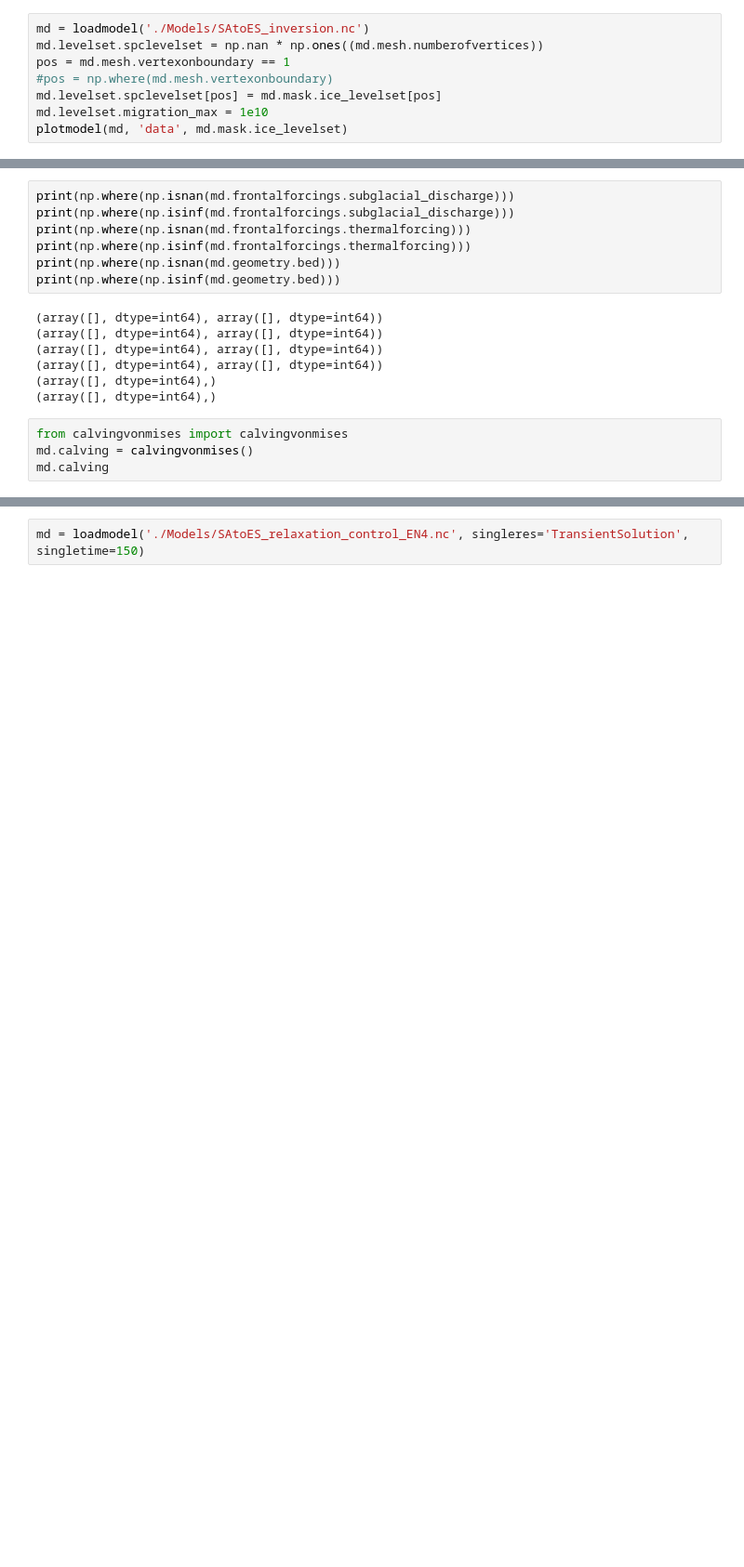
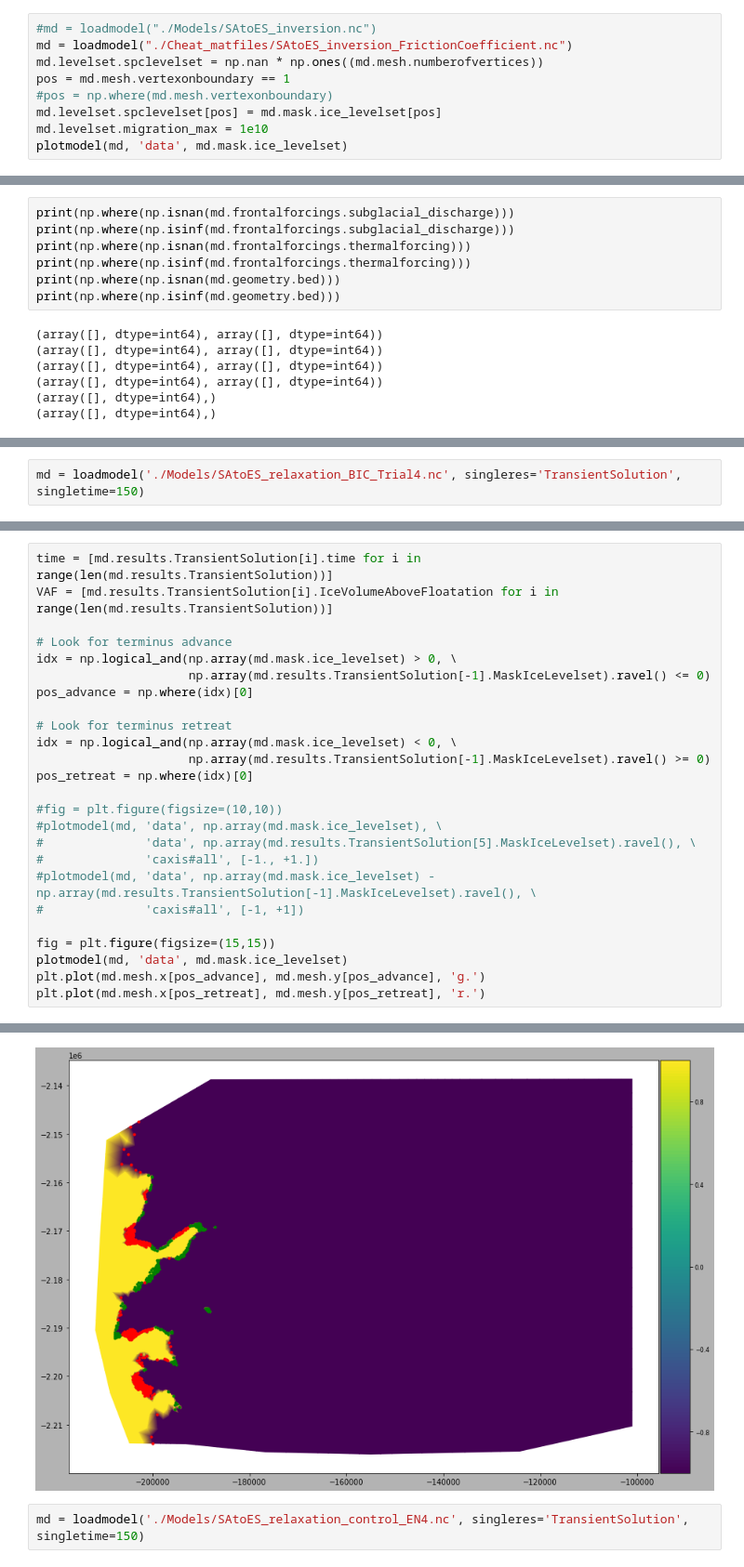
Before and after one commit to dfelikson/GrIS_Outlet_Glacier_Seasonal_dhdt, a Jupyter notebook: relaxation.ipynb, the cells around one changed output, grey strips where cells are left out. Shown at 93% size. Drawn from its saved outputs; the diff is of its cells as text; blank space fills up the shorter version.

Commit message:
Inversion model error

```diff
--- a/relaxation.ipynb
+++ b/relaxation.ipynb
@@ -34,7 +34,8 @@ from InterpFromMeshToMesh2d import InterpFromMeshToMesh2d
 region = 'SAtoES'
 start_year = 1985.
 # %%
-md = loadmodel('./Models/SAtoES_inversion.nc')
+#md = loadmodel("./Models/SAtoES_inversion.nc")
+md = loadmodel("./Cheat_matfiles/SAtoES_inversion_FrictionCoefficient.nc")
 md.levelset.spclevelset = np.nan * np.ones((md.mesh.numberofvertices))
 pos = md.mesh.vertexonboundary == 1
 #pos = np.where(md.mesh.vertexonboundary)
@@ -223,7 +222,3 @@ print(np.where(np.isinf(md.geometry.bed)))
 (array([], dtype=int64), array([], dtype=int64))
 (array([], dtype=int64),)
 (array([], dtype=int64),)
-# %%
-from calvingvonmises import calvingvonmises
-md.calving = calvingvonmises()
-md.calving
@@ -329,0 +320,2 @@ TransientSolution
+# %%
+md = loadmodel('./Models/SAtoES_relaxation_BIC_Trial4.nc', singleres='TransientSolution', singletime=150)
@@ -329,0 +327,26 @@ TransientSolution
+# %%
+time = [md.results.TransientSolution[i].time for i in range(len(md.results.TransientSolution))]
+VAF = [md.results.TransientSolution[i].IceVolumeAboveFloatation for i in range(len(md.results.TransientSolution))]
+
+# Look for terminus advance
+idx = np.logical_and(np.array(md.mask.ice_levelset) > 0, \
+                     np.array(md.results.TransientSolution[-1].MaskIceLevelset).ravel() <= 0)
+pos_advance = np.where(idx)[0]
+
+# Look for terminus retreat
+idx = np.logical_and(np.array(md.mask.ice_levelset) < 0, \
+                     np.array(md.results.TransientSolution[-1].MaskIceLevelset).ravel() >= 0)
+pos_retreat = np.where(idx)[0]
+
+#fig = plt.figure(figsize=(10,10))
+#plotmodel(md, 'data', np.array(md.mask.ice_levelset), \
+#              'data', np.array(md.results.TransientSolution[5].MaskIceLevelset).ravel(), \
+#              'caxis#all', [-1., +1.])
+#plotmodel(md, 'data', np.array(md.mask.ice_levelset) - np.array(md.results.TransientSolution[-1].MaskIceLevelset).ravel(), \
+#              'caxis#all', [-1, +1])
+
+fig = plt.figure(figsize=(15,15))
+plotmodel(md, 'data', md.mask.ice_levelset)
+plt.plot(md.mesh.x[pos_advance], md.mesh.y[pos_advance], 'g.')
+plt.plot(md.mesh.x[pos_retreat], md.mesh.y[pos_retreat], 'r.')
+# %% [output]
@@ -330,3 +354,4 @@ TransientSolution
+[figure, added]
 # %%
 md = loadmodel('./Models/SAtoES_relaxation_control_EN4.nc', singleres='TransientSolution', singletime=150)
 # %% [output]
```
Also changed, not shown: parts of 20 cells of this notebook.
